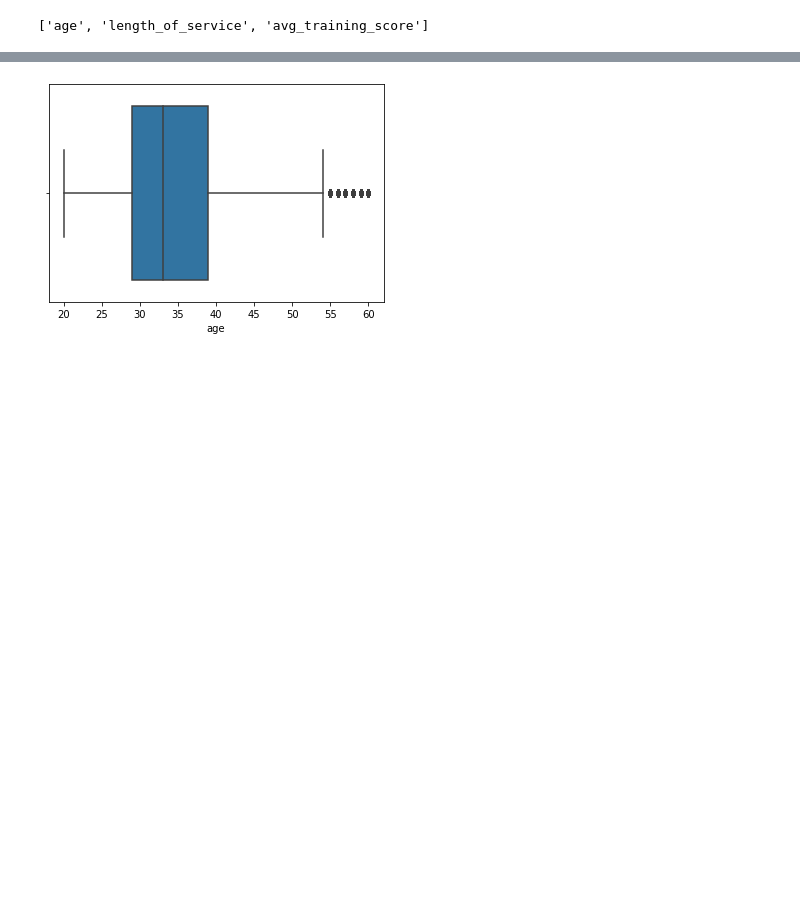
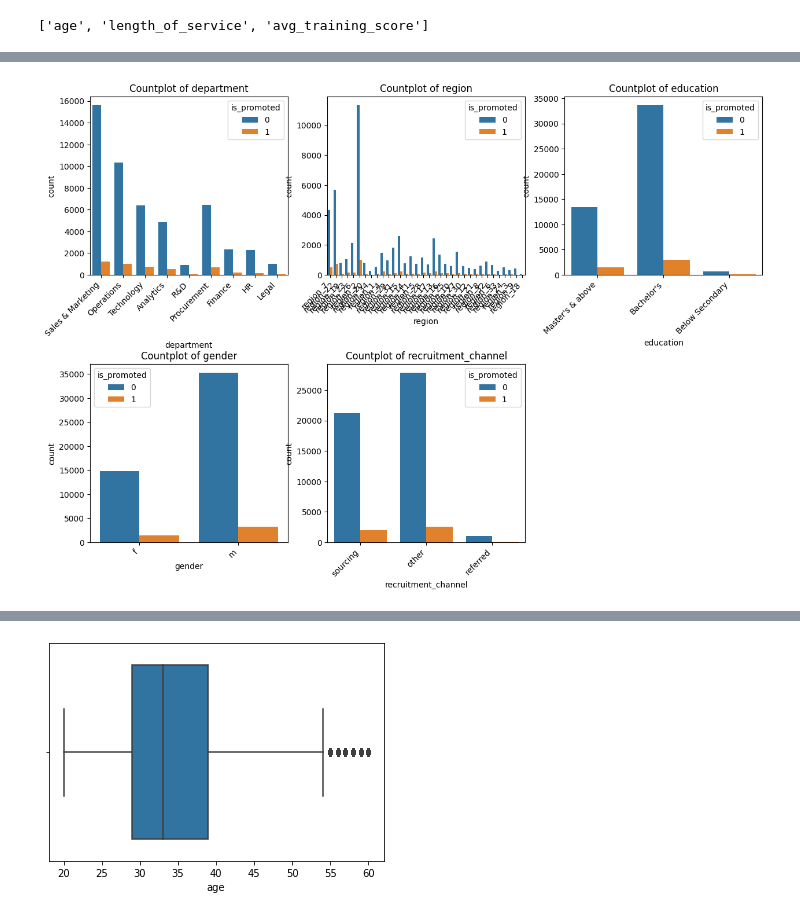
Before and after one commit to Amalvs007/HR_Analytics_Project, a Jupyter notebook: HR_Analytics.ipynb, the cells around one changed output, grey strips where cells are left out. Saved outputs shown, nothing was run; the diff lists cells and outputs as text; code cells hidden in the pictures; blank space fills up the shorter version.

```diff
--- a/HR_Analytics.ipynb
+++ b/HR_Analytics.ipynb
@@ -204,0 +206,17 @@ continuousCols
+# %%
+# Categorical data count with hue as Target variable
+
+fig, axes = plt.subplots(2, 3, figsize=(15, 10))
+fig.subplots_adjust(hspace=0.5)  # Adjust vertical spacing between subplots
+
+for col, ax in zip(objectColumns, axes.flatten()):
+    sns.countplot(x=col, hue='is_promoted', data=df, ax=ax)
+    ax.set_xticklabels(ax.get_xticklabels(), rotation=45, horizontalalignment='right')
+    ax.set_title(f'Countplot of {col}')
+
+for i in range(len(objectColumns), len(axes.flatten())):
+    fig.delaxes(axes.flatten()[i])
+
+plt.show()
+# %% [output]
+[figure, added]
```
Also changed, not shown: parts of 41 cells of this notebook.
